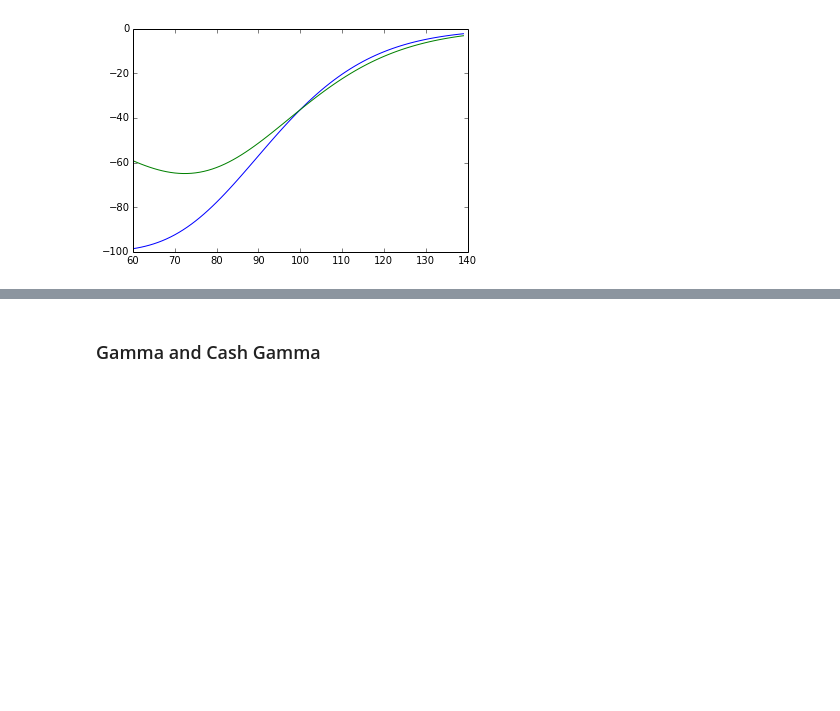
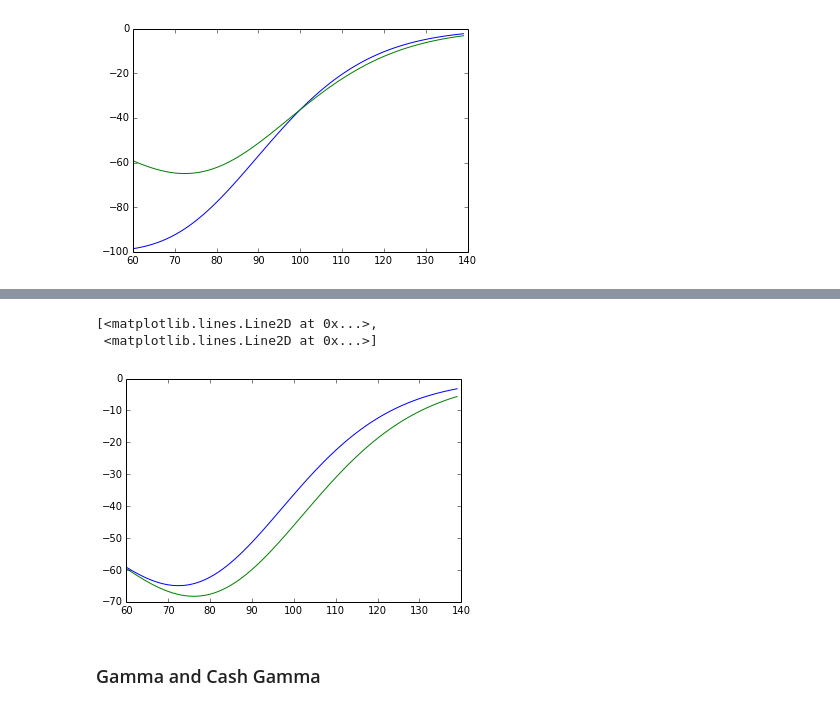
Before and after one commit to oditorium/blog, a Jupyter notebook: iPython/OptionPricing-Test.ipynb, the cells around one changed output, grey strips where cells are left out. Drawn from its saved outputs; the diff is of its cells as text; code cells hidden in the pictures; blank space fills up the shorter version.

```diff
--- a/iPython/OptionPricing-Test.ipynb
+++ b/iPython/OptionPricing-Test.ipynb
@@ -38,3 +45,9 @@ plot(spot, list((100.*o.Delta(spot=s),o.DeltaCash(spot=s)) for s in spot))
+# %%
+plot(spot, list((o.DeltaCash(spot=s),o.DeltaFwdCash(fwd=s)) for s in spot))
+# %% [output]
+[<matplotlib.lines.Line2D at 0x...>,
+ <matplotlib.lines.Line2D at 0x...>]
+[figure, added]
 # %% [markdown]
 ### Gamma and Cash Gamma
 # %%
```
Also changed, not shown: parts of 2 cells of this notebook, 1 other file.
